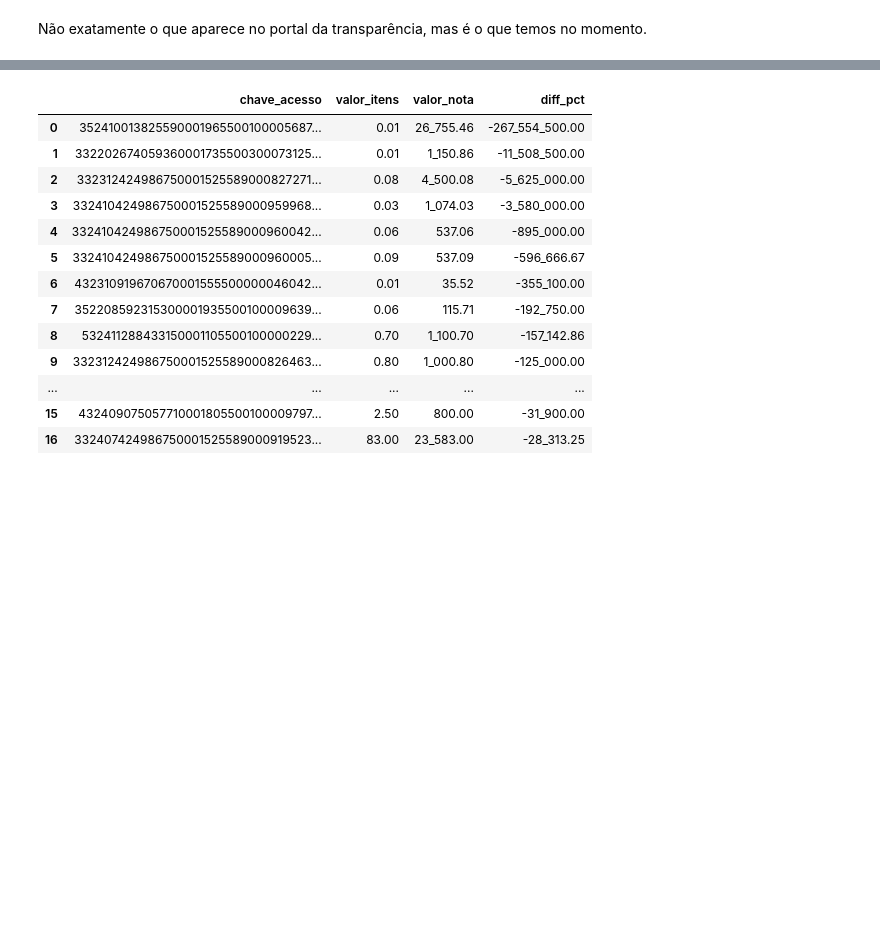
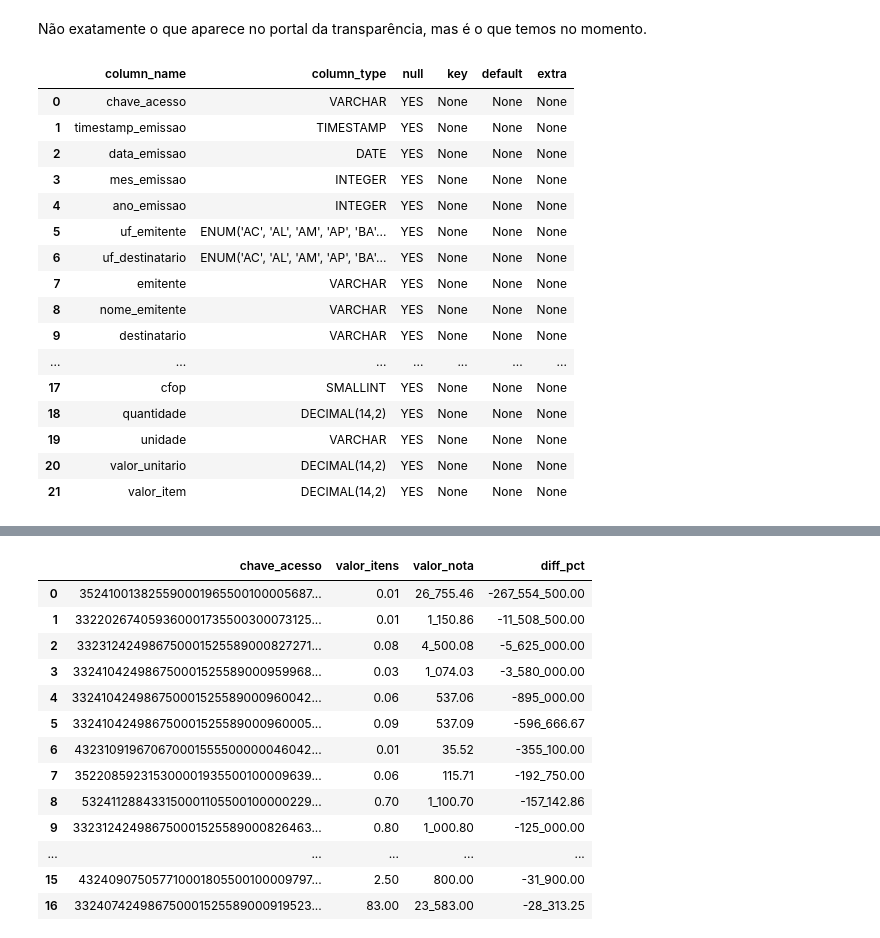
Before and after one commit to fredguth/mgi-mira-pipelines, a Jupyter notebook: nbs/compras_governo_mgi.ipynb, the cells around one changed output, grey strips where cells are left out. Cells and saved outputs as stored; diff of their text form; code cells hidden in the pictures; blank space fills up the shorter version.

```diff
--- a/nbs/compras_governo_mgi.ipynb
+++ b/nbs/compras_governo_mgi.ipynb
@@ -97,6 +99,26 @@ db.query("SELECT ano_emissao, COUNT(*) as notas, SUM(valor_nota_fiscal) as valor
 | 2 | 2024 | 1629151 | 67_102_506_351.88 |
 # %% [markdown]
 Não exatamente o que aparece no portal da transparência, mas é o que temos no momento.
+# %%
+db.execute("describe nfe.cgu.itens").df()
+# %% [output]
+|  | column_name | column_type | null | key | default | extra |
+| 0 | chave_acesso | VARCHAR | YES | None | None | None |
+| 1 | timestamp_emissao | TIMESTAMP | YES | None | None | None |
+| 2 | data_emissao | DATE | YES | None | None | None |
+| 3 | mes_emissao | INTEGER | YES | None | None | None |
+| 4 | ano_emissao | INTEGER | YES | None | None | None |
+| 5 | uf_emitente | ENUM('AC', 'AL', 'AM', 'AP', 'BA'... | YES | None | None | None |
+| 6 | uf_destinatario | ENUM('AC', 'AL', 'AM', 'AP', 'BA'... | YES | None | None | None |
+| 7 | emitente | VARCHAR | YES | None | None | None |
+| 8 | nome_emitente | VARCHAR | YES | None | None | None |
+| 9 | destinatario | VARCHAR | YES | None | None | None |
+| ... | ... | ... | ... | ... | ... | ... |
+| 17 | cfop | SMALLINT | YES | None | None | None |
+| 18 | quantidade | DECIMAL(14,2) | YES | None | None | None |
+| 19 | unidade | VARCHAR | YES | None | None | None |
+| 20 | valor_unitario | DECIMAL(14,2) | YES | None | None | None |
+| 21 | valor_item | DECIMAL(14,2) | YES | None | None | None |
 # %%
 itens_sql = """
     SELECT * from nfe.cgu.itens where chave_acesso IN (SELECT chave_acesso FROM mgi.notas)
```
Also changed, not shown: parts of 43 cells of this notebook, 1 other file.
